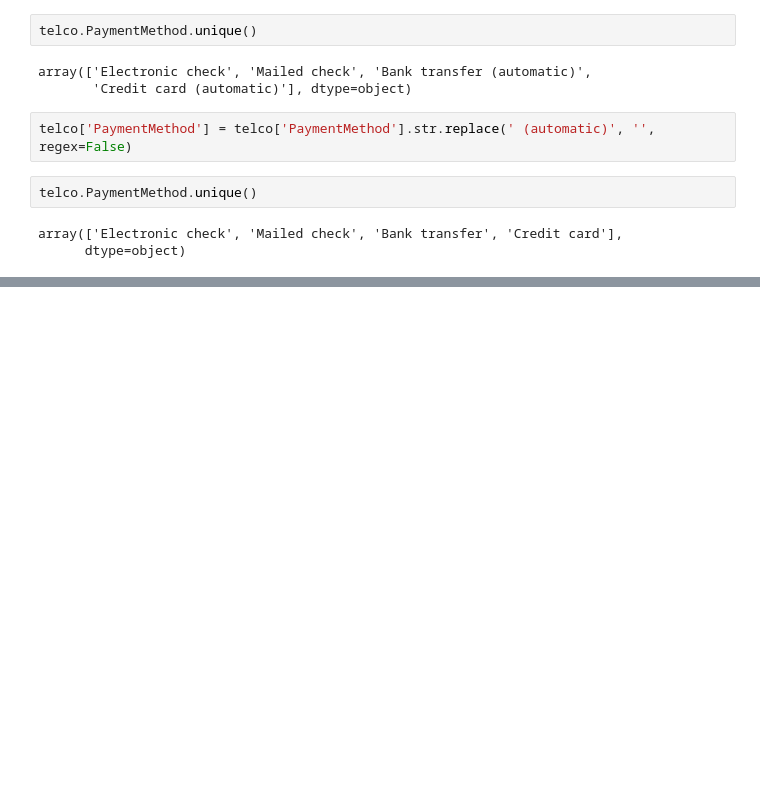
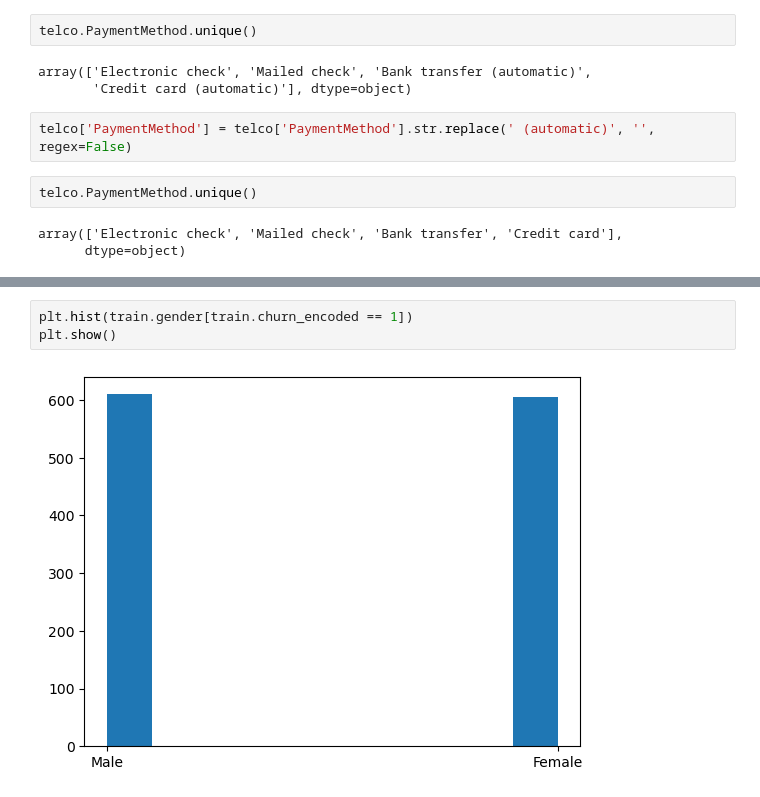
Before and after one commit to gabecavazos/classification_project, a Jupyter notebook: work.ipynb, the cells around one changed output, grey strips where cells are left out. Saved outputs shown, nothing was run; the diff lists cells and outputs as text; blank space fills up the shorter version.

```diff
--- a/work.ipynb
+++ b/work.ipynb
@@ -150,0 +250,5 @@ array(['Electronic check', 'Mailed check', 'Bank transfer', 'Credit card'],
+# %%
+plt.hist(train.gender[train.churn_encoded == 1])
+plt.show()
+# %% [output]
+[figure, added]
```
Also changed, not shown: parts of 22 cells of this notebook, 5 other files.
